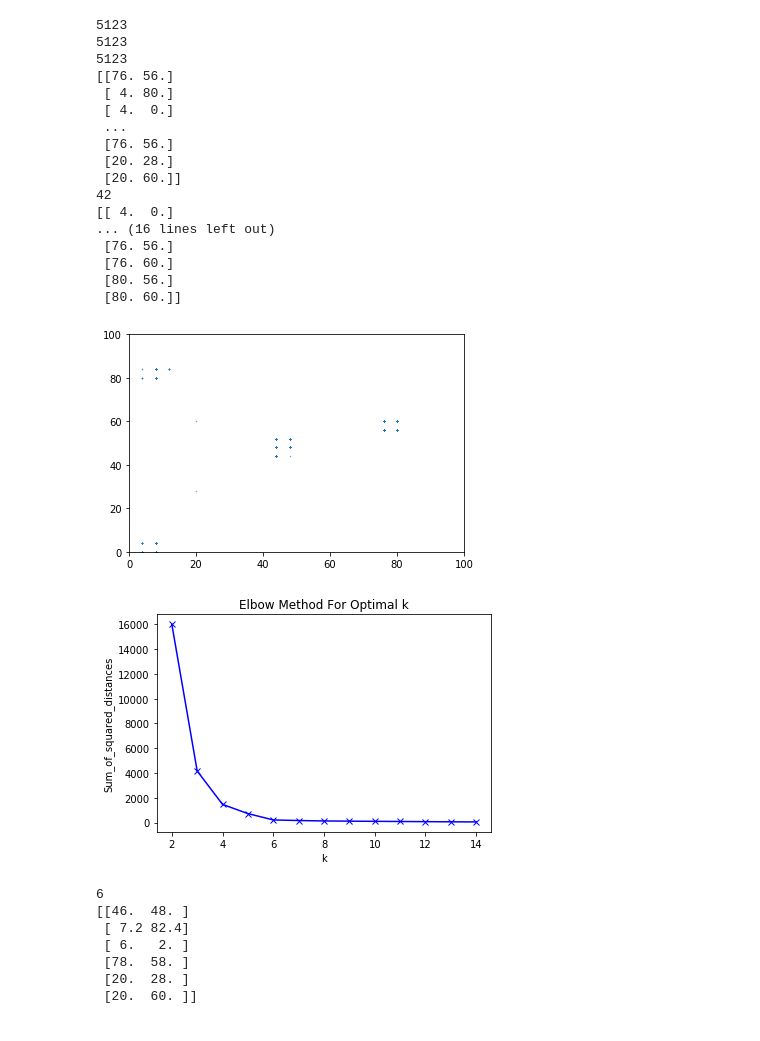
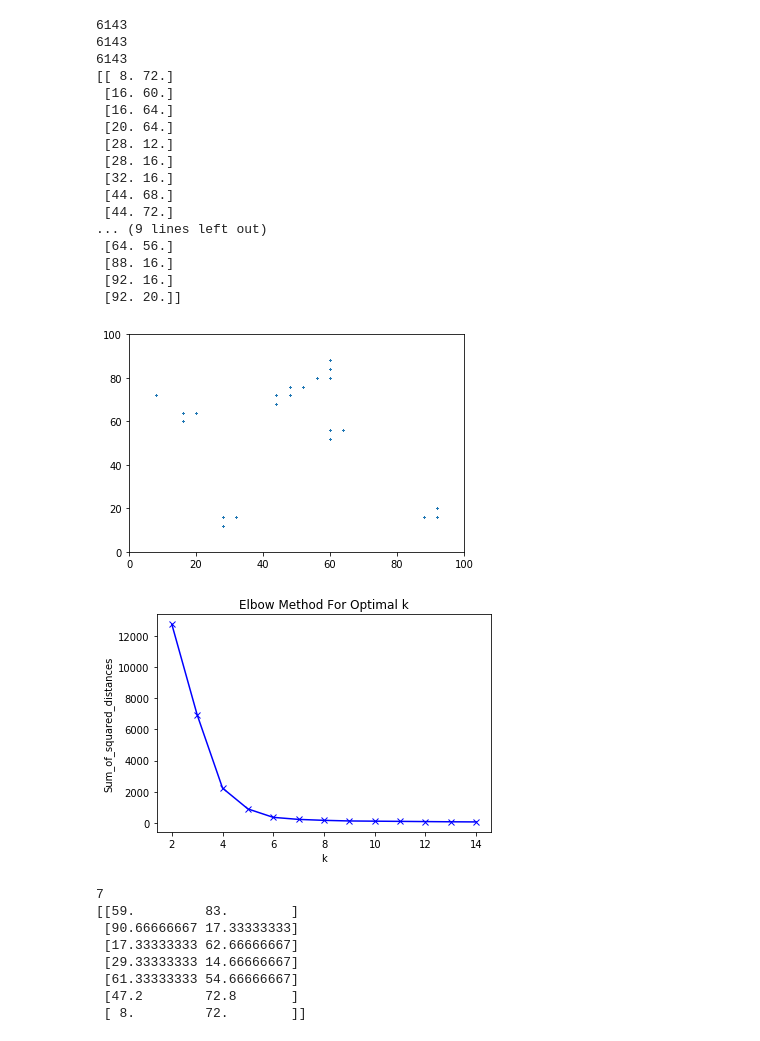
Before and after one commit to kiat/debs2019, a Jupyter notebook: src/notebooks/Test-2.ipynb, the cells around one changed output. Saved outputs shown, nothing was run; the diff lists cells and outputs as text; code cells hidden in the pictures.

```diff
--- a/src/notebooks/Test-2.ipynb
+++ b/src/notebooks/Test-2.ipynb
@@ -59,14 +60,14 @@ print(yTransformed.size)
 
 # agg = np.array(list(zip(xTransformed, yTransformed)))
 agg = np.column_stack((xTransformed, yTransformed))
-print(agg)
+df = pd.DataFrame(agg)
+df['Freq'] = df.groupby([0,1])[0].transform('count')
+df = df[df['Freq']>25]
 
-setAgg=np.unique(agg, axis=0)
-
-print(setAgg.size)
+setAgg = np.unique(np.array(df.iloc[:,0:2]),axis=0)
 print(setAgg)
 
-plt.scatter(xTransformed, yTransformed, s=0.1)
+plt.scatter(df.iloc[:,0], df.iloc[:,1], s=0.1)
 
 # Limit the axixs for visualization puroposes only
 # plt.xlim(minValue/cellSize, maxValue/cellSize)
@@ -76,63 +77,64 @@ plt.ylim(0, 100)
 
 plt.show()
 # %% [output]
-5123
-5123
-5123
-[[76. 56.]
- [ 4. 80.]
- [ 4.  0.]
- ...
- [76. 56.]
- [20. 28.]
- [20. 60.]]
-42
-[[ 4.  0.]
-... (16 lines left out)
- [76. 56.]
- [76. 60.]
- [80. 56.]
- [80. 60.]]
+6143
+6143
+6143
+[[ 8. 72.]
+ [16. 60.]
+ [16. 64.]
+ [20. 64.]
+ [28. 12.]
+ [28. 16.]
+ [32. 16.]
+ [44. 68.]
+ [44. 72.]
+... (9 lines left out)
+ [64. 56.]
+ [88. 16.]
+ [92. 16.]
+ [92. 20.]]
-[figure, old version]
+[figure, new version]
 # %%
 Sum_of_squared_distances = []
 
 
 K = range(2,15)
 for k in K:
     km = KMeans(n_clusters=k, max_iter=10, random_state=0)
     km = km.fit(setAgg)
     Sum_of_squared_distances.append(km.inertia_)
 
 # print(Sum_of_squared_distances)
 plt.plot(K, Sum_of_squared_distances, 'bx-')
 plt.xlabel('k')
 plt.ylabel('Sum_of_squared_distances')
 plt.title('Elbow Method For Optimal k')
 plt.show()
 
 k=1
 for i in range(1, len(Sum_of_squared_distances)):
     ratio=float((Sum_of_squared_distances[i-1])/Sum_of_squared_distances[i])
     # print(ratio)
     # 1.9 here is just a threshhold
-    if(ratio < 1.9):
+    if(ratio < 1.5):
         k=i+1
         break
 
 print(k)
 
 
 # final run with large iterations
 km = KMeans(n_clusters=k, max_iter=100, random_state=0)
 km = km.fit(setAgg)
 print(km.cluster_centers_)
 # %% [output]
-[figure, old version]
+[figure, new version]
-6
-[[46.  48. ]
- [ 7.2 82.4]
- [ 6.   2. ]
- [78.  58. ]
- [20.  28. ]
- [20.  60. ]]
+7
+[[59.         83.        ]
+ [90.66666667 17.33333333]
+ [17.33333333 62.66666667]
+ [29.33333333 14.66666667]
+ [61.33333333 54.66666667]
+ [47.2        72.8       ]
+ [ 8.         72.        ]]
```
Also changed, not shown: parts of 2 cells of this notebook, 1 other file.
